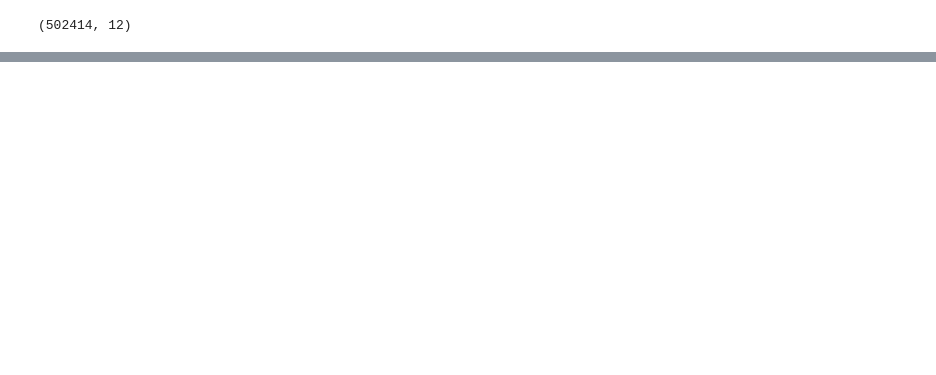
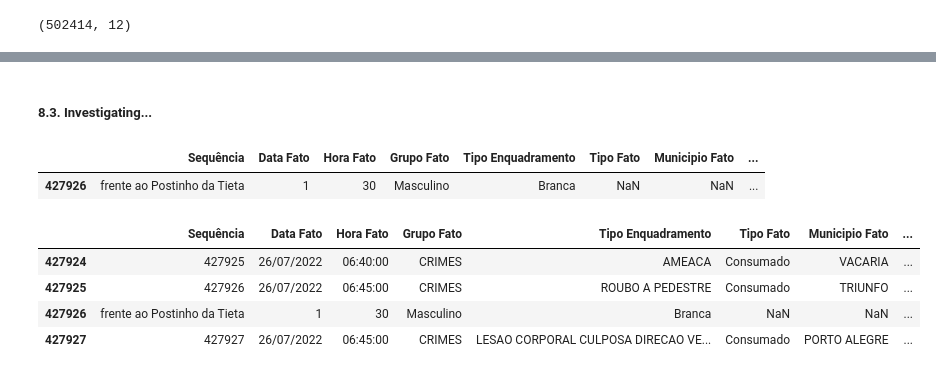
Before and after one commit to germanocastanho/criminal-data, a Jupyter notebook: notebooks/01_clean.ipynb, the cells around one changed output, grey strips where cells are left out. Saved outputs shown, nothing was run; the diff lists cells and outputs as text; code cells hidden in the pictures; blank space fills up the shorter version.

```diff
--- a/notebooks/01_clean.ipynb
+++ b/notebooks/01_clean.ipynb
@@ -228,0 +249,22 @@ df.shape
+# %% [markdown]
+##### 8.3. Investigating...
+# %%
+raw = pd.read_csv(
+    "../data/2022_raw.csv",
+    sep=";",
+    encoding="latin-1",
+    usecols=range(13),
+)
+bad = ~raw["Data Fato"].str.match(r"\d{2}/\d{2}/\d{4}")
+raw[bad]
+# %% [output]
+|  | Sequência | Data Fato | Hora Fato | Grupo Fato | Tipo Enquadramento | Tipo Fato | Municipio Fato | ... |
+| 427926 | frente ao Postinho da Tieta | 1 | 30 | Masculino | Branca | NaN | NaN | ... |
+# %%
+raw.iloc[427924:427928]
+# %% [output]
+|  | Sequência | Data Fato | Hora Fato | Grupo Fato | Tipo Enquadramento | Tipo Fato | Municipio Fato | ... |
+| 427924 | 427925 | 26/07/2022 | 06:40:00 | CRIMES | AMEACA | Consumado | VACARIA | ... |
+| 427925 | 427926 | 26/07/2022 | 06:45:00 | CRIMES | ROUBO A PEDESTRE | Consumado | TRIUNFO | ... |
+| 427926 | frente ao Postinho da Tieta | 1 | 30 | Masculino | Branca | NaN | NaN | ... |
+| 427927 | 427927 | 26/07/2022 | 06:45:00 | CRIMES | LESAO CORPORAL CULPOSA DIRECAO VE... | Consumado | PORTO ALEGRE | ... |
```
Also changed, not shown: parts of 4 cells of this notebook.
